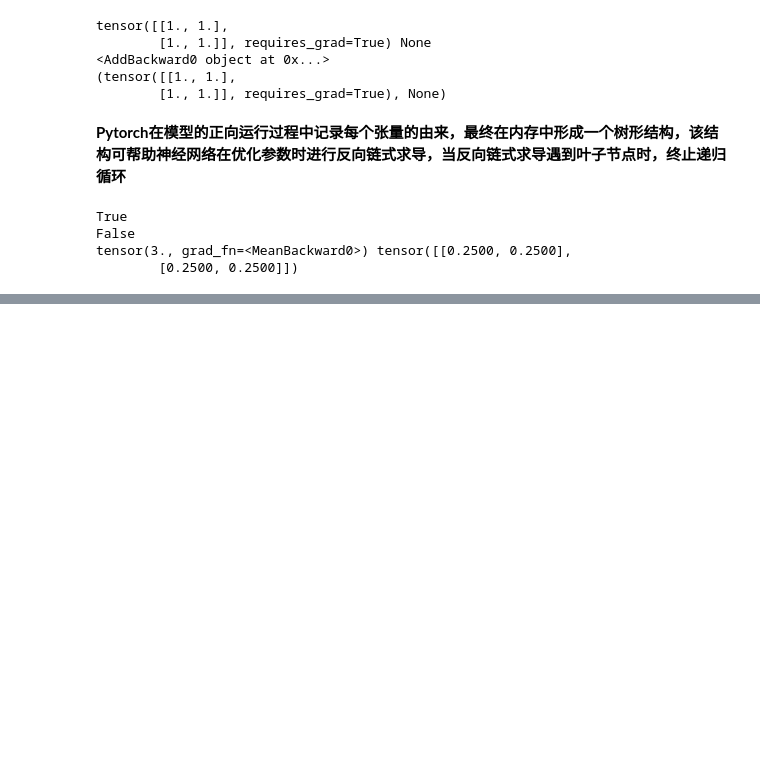
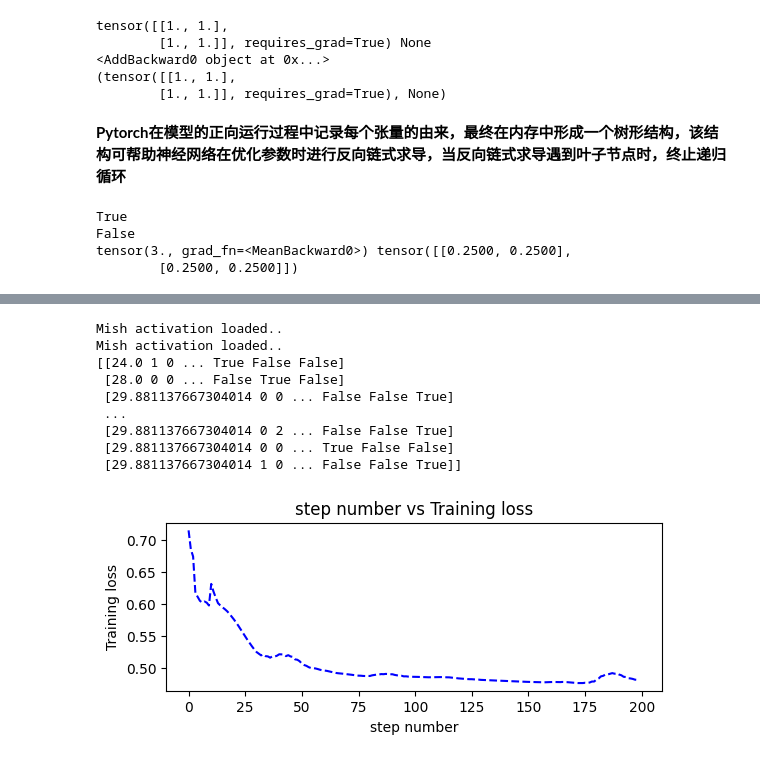
Before and after one commit to Sophia0830BNU/DeepLearning, a Jupyter notebook: pytorch.ipynb, the cells around one changed output, grey strips where cells are left out. Saved outputs shown, nothing was run; the diff lists cells and outputs as text; code cells hidden in the pictures; blank space fills up the shorter version.

```diff
--- a/pytorch.ipynb
+++ b/pytorch.ipynb
@@ -367,0 +490,4 @@ tensor(3., grad_fn=<MeanBackward0>) tensor([[0.2500, 0.2500],
+# %%
+#删除无用的列（包含前面使用get_dummy原始列）
+titanic_data = titanic_data.drop(['name','ticket','cabin','boat','body','home.dest','sex','embarked','pclass'],axis=1)
+print(titanic_data)
@@ -367,0 +561,6 @@ tensor(3., grad_fn=<MeanBackward0>) tensor([[0.2500, 0.2500],
+# %%
+train_features = data[train_indices]
+train_labels = labels[train_indices]
+test_features = data[test_indices]
+test_labels = labels[test_indices]
+print(len(labels),len(test_labels))
@@ -367,0 +569,10 @@ tensor(3., grad_fn=<MeanBackward0>) tensor([[0.2500, 0.2500],
+# %%
+#Mish 激活函数
+import torch.nn as nn
+class Mish(nn.Module):
+    def __init__(self):
+        super().__init__()
+        print("Mish activation loaded..")
+    def forward(self,x):
+        x = x *(torch.tanh(nn.Softplus()(x)))
+        return x
@@ -367,0 +583,56 @@ tensor(3., grad_fn=<MeanBackward0>) tensor([[0.2500, 0.2500],
+# %%
+class ThreelinearModel(nn.Module):
+    def __init__(self):
+        super().__init__()
+        self.linear1 = nn.Linear(12,12)
+        self.mish1 = Mish()
+        self.linear2 = nn.Linear(12, 8)
+        self.mish2 = Mish()
+        self.linear3 = nn.Linear(8,2)
+        self.softmax = nn.Softmax(dim=1)
+        self.criterion = nn.CrossEntropyLoss()
+    def forward(self,x):
+        lin1_out = self.linear1(x)
+        out1 = self.mish1(lin1_out)
+        out2 = self.mish2(self.linear2(out1))
+        return self.softmax(self.linear3(out2))
+    def getloss(self,x,y):
+        y_pred = self.forward(x)
+        loss = self.criterion(y_pred, y)
+        return loss
+device = torch.device('cuda') if torch.cuda.is_available() else torch.device('cpu')
+net = ThreelinearModel().to(device)
+
+num_epochs = 200
+optimizer = torch.optim.Adam(net.parameters(),lr=0.04)
+print(train_features)
+train_features = train_features.astype(np.float64)
+input_tensor = torch.from_numpy(train_features).type(torch.FloatTensor).to(device)
+label_tensor = torch.from_numpy(train_labels).to(device)
+
+
+
+losses = []
+for epoch in range(num_epochs):
+    loss = net.getloss(input_tensor,label_tensor)
+    losses.append(loss.item())
+    optimizer.zero_grad()
+    loss.backward()
+    optimizer.step() #更新参数
+    #if epoch % 20 ==0:
+        #print('Epoch {}/{} => Loss: {:.2f}'.format(epoch+1, num_epochs, loss.item()))
+
+#torch.save(net.state_dict(),'model/titanic_model.pt')
+
+plot_losses(losses)
+# %% [output]
+Mish activation loaded..
+Mish activation loaded..
+[[24.0 1 0 ... True False False]
+ [28.0 0 0 ... False True False]
+ [29.881137667304014 0 0 ... False False True]
+ ...
+ [29.881137667304014 0 2 ... False False True]
+ [29.881137667304014 0 0 ... True False False]
+ [29.881137667304014 1 0 ... False False True]]
+[figure, added]
```
Also changed, not shown: parts of 26 cells of this notebook.
